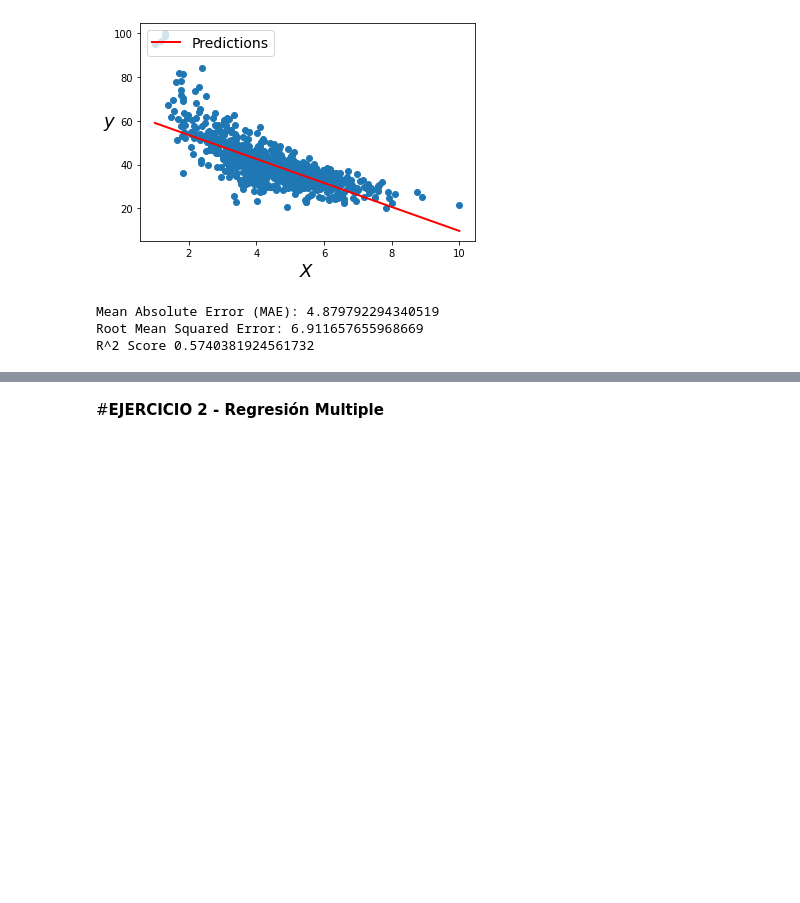
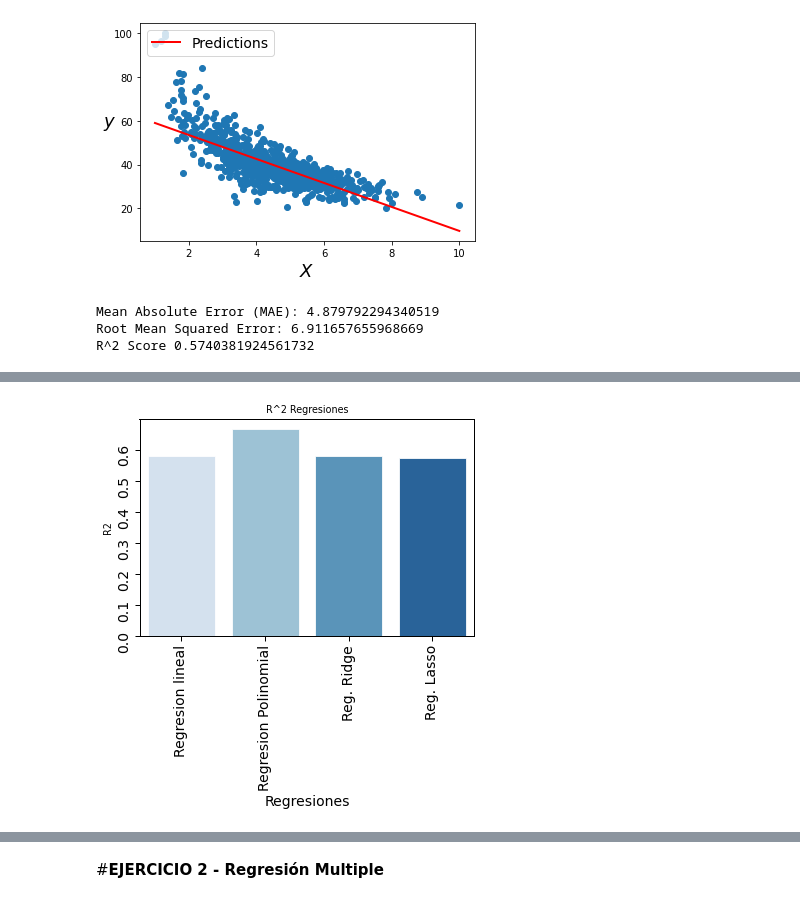
Before and after one commit to PosgradoMNA/actividades-de-aprendizaje-DGarcia-A01086411, a Jupyter notebook: Actividad_Semana_8_7_Regresiones.ipynb, the cells around one changed output, grey strips where cells are left out. Drawn from its saved outputs; the diff is of its cells as text; code cells hidden in the pictures; blank space fills up the shorter version.

```diff
--- a/Actividad_Semana_8_7_Regresiones.ipynb
+++ b/Actividad_Semana_8_7_Regresiones.ipynb
@@ -247,0 +257,7 @@ AttributeError: ignored
+# %%
+#Graficar R^2
+sns.barplot(data = dfErrList, x='Regresiones', y='R2', palette = 'Blues', edgecolor = 'w').set(title = "R^2 Regresiones")
+plt.xlabel('Regresiones', fontsize=14)
+plt.tick_params(axis='both', which='major', labelsize=14,   rotation=90)
+# %% [output]
+[figure, added]
```
Also changed, not shown: parts of 33 cells of this notebook.
